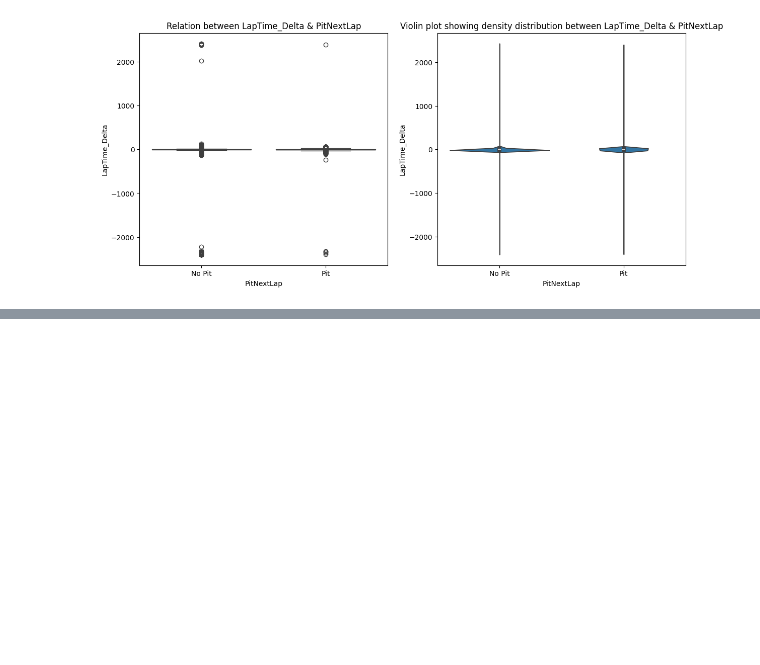
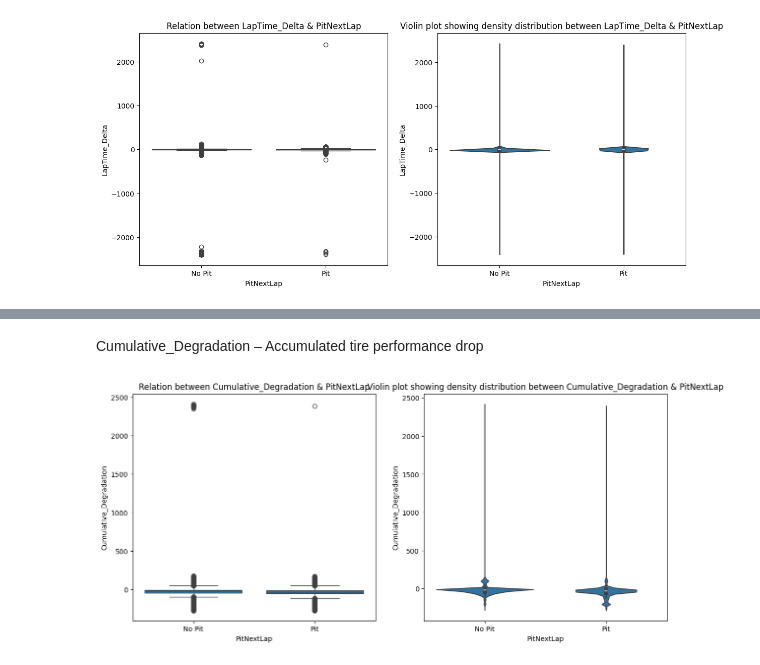
Before and after one commit to Gurmancheema/f1-pit-stop-prediction, a Jupyter notebook: 02_EDA_bivariate_analysis.ipynb, the cells around one changed output, grey strips where cells are left out. Saved outputs shown, nothing was run; the diff lists cells and outputs as text; code cells hidden in the pictures; blank space fills up the shorter version.

```diff
--- a/02_EDA_bivariate_analysis.ipynb
+++ b/02_EDA_bivariate_analysis.ipynb
@@ -427,0 +439,17 @@ Name: LapTime_Delta, dtype: float64
+# %% [markdown]
+Cumulative_Degradation – Accumulated tire performance drop
+# %%
+fig,axes = plt.subplots(1,2,figsize=(14,6))
+
+sb.boxplot(data=df,x='PitNextLap',y='Cumulative_Degradation',ax=axes[0])
+axes[0].set_title("Relation between Cumulative_Degradation & PitNextLap")
+axes[0].set_xticks([0,1])
+axes[0].set_xticklabels(['No Pit','Pit'])
+
+sb.violinplot(data=df,x='PitNextLap',y='Cumulative_Degradation',ax=axes[1])
+axes[1].set_title("Violin plot showing density distribution between Cumulative_Degradation & PitNextLap")
+axes[1].set_xticks([0,1])
+axes[1].set_xticklabels(["No Pit","Pit"])
+plt.show()
+# %% [output]
+[figure, added]
```
Also changed, not shown: parts of 44 cells of this notebook.
